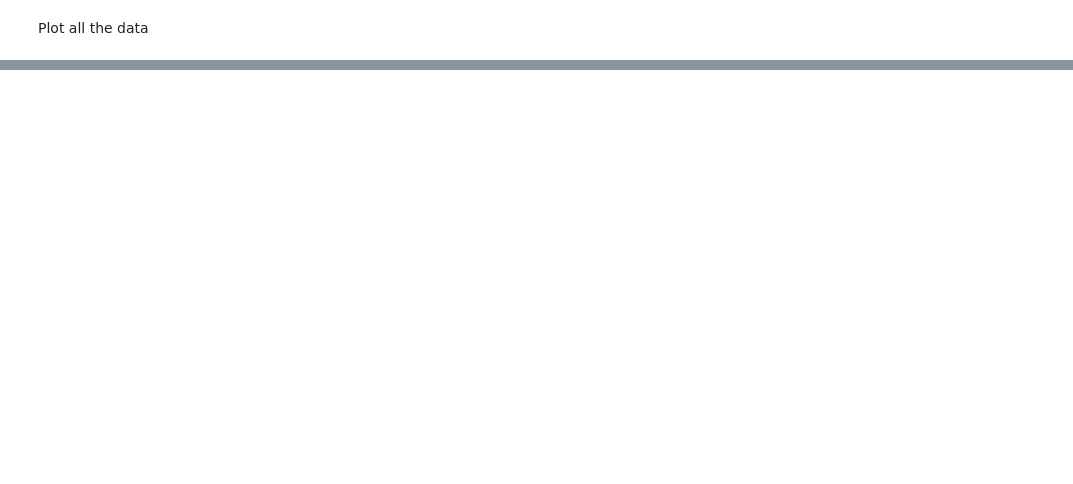
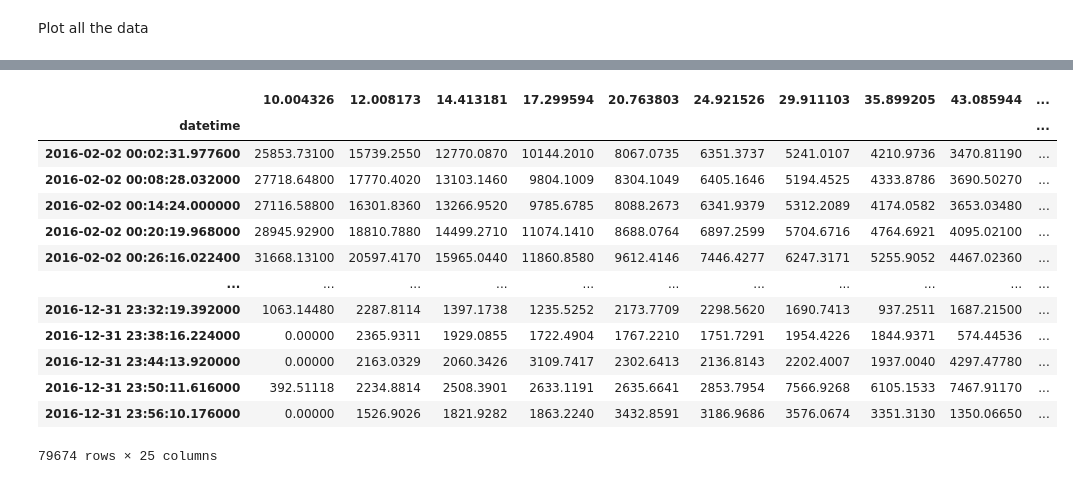
Before and after one commit to gfogwill/dmps, a Jupyter notebook: notebooks/Matlab data to EBAS NASA-Ames.ipynb, the cells around one changed output, grey strips where cells are left out. Cells and saved outputs as stored; diff of their text form; code cells hidden in the pictures; blank space fills up the shorter version.

```diff
--- a/notebooks/Matlab data to EBAS NASA-Ames.ipynb
+++ b/notebooks/Matlab data to EBAS NASA-Ames.ipynb
@@ -137,0 +204,17 @@ plt.show()
+# %%
+data
+# %% [output]
+|  | 10.004326 | 12.008173 | 14.413181 | 17.299594 | 20.763803 | 24.921526 | 29.911103 | 35.899205 | 43.085944 | ... |
+| datetime |  |  |  |  |  |  |  |  |  | ... |
+| 2016-02-02 00:02:31.977600 | 25853.73100 | 15739.2550 | 12770.0870 | 10144.2010 | 8067.0735 | 6351.3737 | 5241.0107 | 4210.9736 | 3470.81190 | ... |
+| 2016-02-02 00:08:28.032000 | 27718.64800 | 17770.4020 | 13103.1460 | 9804.1009 | 8304.1049 | 6405.1646 | 5194.4525 | 4333.8786 | 3690.50270 | ... |
+| 2016-02-02 00:14:24.000000 | 27116.58800 | 16301.8360 | 13266.9520 | 9785.6785 | 8088.2673 | 6341.9379 | 5312.2089 | 4174.0582 | 3653.03480 | ... |
+| 2016-02-02 00:20:19.968000 | 28945.92900 | 18810.7880 | 14499.2710 | 11074.1410 | 8688.0764 | 6897.2599 | 5704.6716 | 4764.6921 | 4095.02100 | ... |
+| 2016-02-02 00:26:16.022400 | 31668.13100 | 20597.4170 | 15965.0440 | 11860.8580 | 9612.4146 | 7446.4277 | 6247.3171 | 5255.9052 | 4467.02360 | ... |
+| ... | ... | ... | ... | ... | ... | ... | ... | ... | ... | ... |
+| 2016-12-31 23:32:19.392000 | 1063.14480 | 2287.8114 | 1397.1738 | 1235.5252 | 2173.7709 | 2298.5620 | 1690.7413 | 937.2511 | 1687.21500 | ... |
+| 2016-12-31 23:38:16.224000 | 0.00000 | 2365.9311 | 1929.0855 | 1722.4904 | 1767.2210 | 1751.7291 | 1954.4226 | 1844.9371 | 574.44536 | ... |
+| 2016-12-31 23:44:13.920000 | 0.00000 | 2163.0329 | 2060.3426 | 3109.7417 | 2302.6413 | 2136.8143 | 2202.4007 | 1937.0040 | 4297.47780 | ... |
+| 2016-12-31 23:50:11.616000 | 392.51118 | 2234.8814 | 2508.3901 | 2633.1191 | 2635.6641 | 2853.7954 | 7566.9268 | 6105.1533 | 7467.91170 | ... |
+| 2016-12-31 23:56:10.176000 | 0.00000 | 1526.9026 | 1821.9282 | 1863.2240 | 3432.8591 | 3186.9686 | 3576.0674 | 3351.3130 | 1350.06650 | ... |
+79674 rows × 25 columns
```
Also changed, not shown: parts of 12 cells of this notebook, 5 other files.
